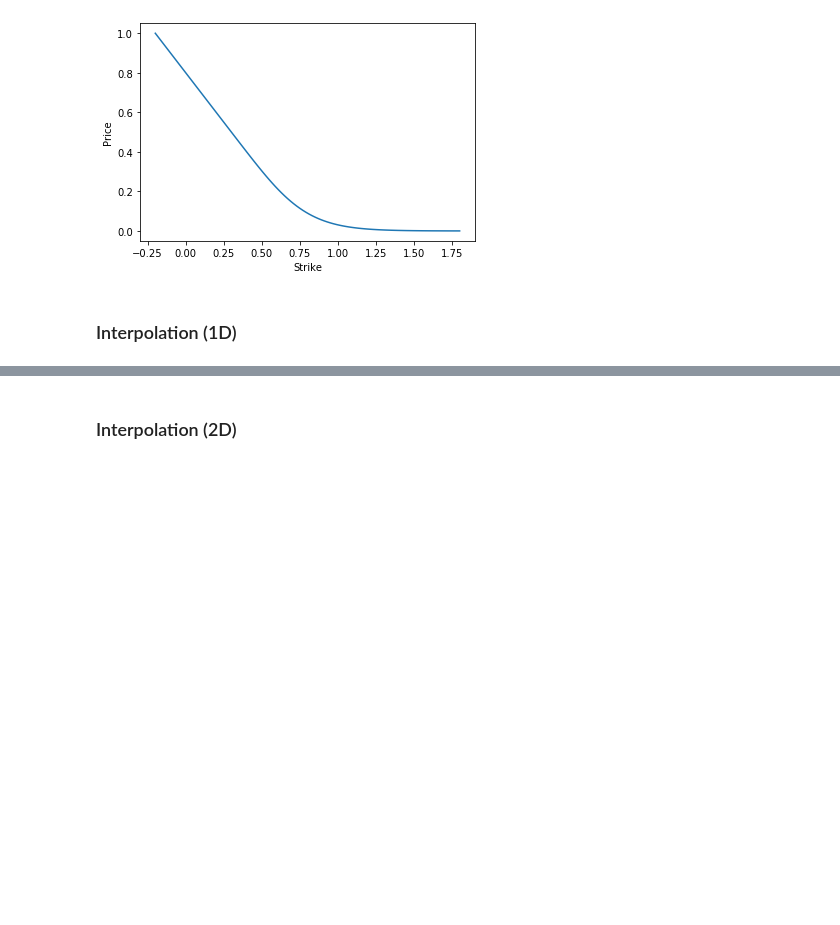
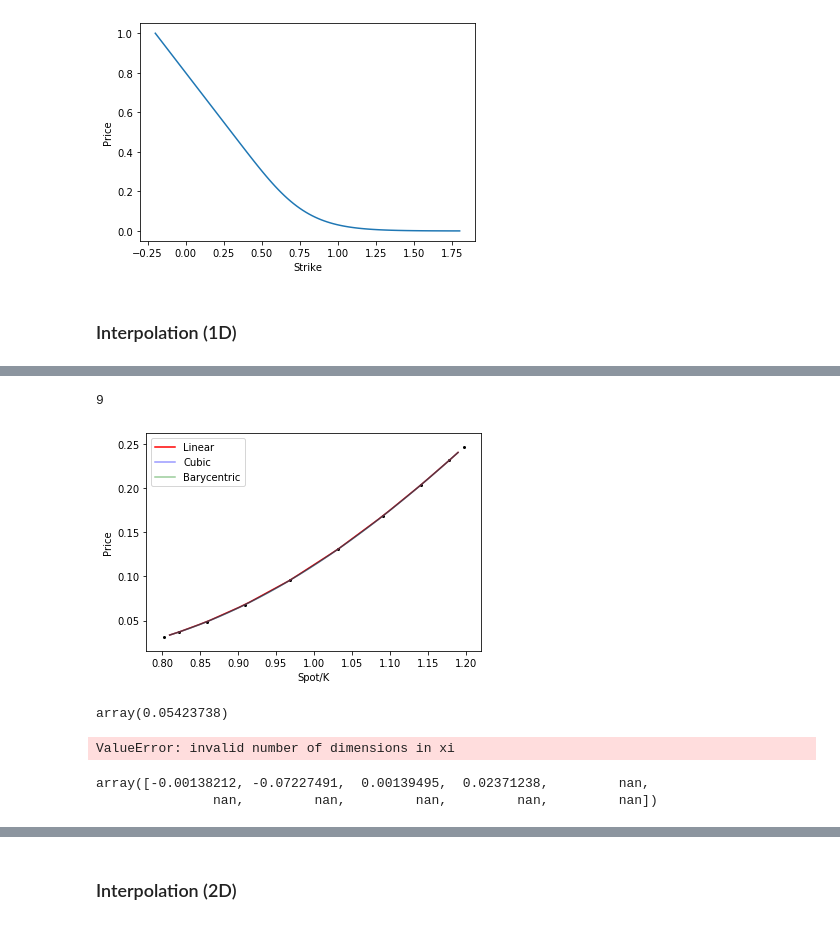
Before and after one commit to catana-research/JupyterNotebooks, a Jupyter notebook: HighPerformanceComputing/Interpolation.ipynb, the cells around one changed output, grey strips where cells are left out. Drawn from its saved outputs; the diff is of its cells as text; code cells hidden in the pictures; blank space fills up the shorter version.

```diff
--- a/HighPerformanceComputing/Interpolation.ipynb
+++ b/HighPerformanceComputing/Interpolation.ipynb
@@ -230,0 +354,37 @@ plt.legend();
+# %%
+len(z_interp)
+# %% [output]
+9
+# %%
+
+y_interp_lin, y_error_lin = evaluate_interp(x_eval, y_true, f_interp_lin)
+y_interp_cubic, y_error_cubic = evaluate_interp(x_eval, y_true, f_interp_cubic)
+y_interp_bary, y_error_bary = evaluate_interp(x_eval, y_true, f_interp_bary)
+
+plt.scatter(x_interp, data, color='black', s=4)
+plt.plot(x_eval, y_interp_lin, color='r', label='Linear')
+plt.plot(x_eval, y_interp_cubic, color='b', alpha=0.4, label='Cubic')
+plt.plot(x_eval, y_interp_bary, color='g', alpha=0.4, label='Barycentric')
+plt.ylabel('Price')
+plt.xlabel('Spot/K')
+plt.legend();
+# %% [output]
+[figure, added]
+# %%
+f_3d_interp((0.9, 1))
+# %% [output]
+array(0.05423738)
+# %%
+#points = np.random.rand(1000, 2)
+#values = func(points[:,0], points[:,1])
+
+# Grid interpolation
+from scipy.interpolate import griddata
+grid_z2 = griddata(points, values, (x_maturity, y_spot), method='cubic')
+# %% [output]
+ValueError: invalid number of dimensions in xi
+# %%
+grid_z2
+# %% [output]
+array([-0.00138212, -0.07227491,  0.00139495,  0.02371238,         nan,
+               nan,         nan,         nan,         nan,         nan])
```
Also changed, not shown: parts of 22 cells of this notebook, 1 other file.
